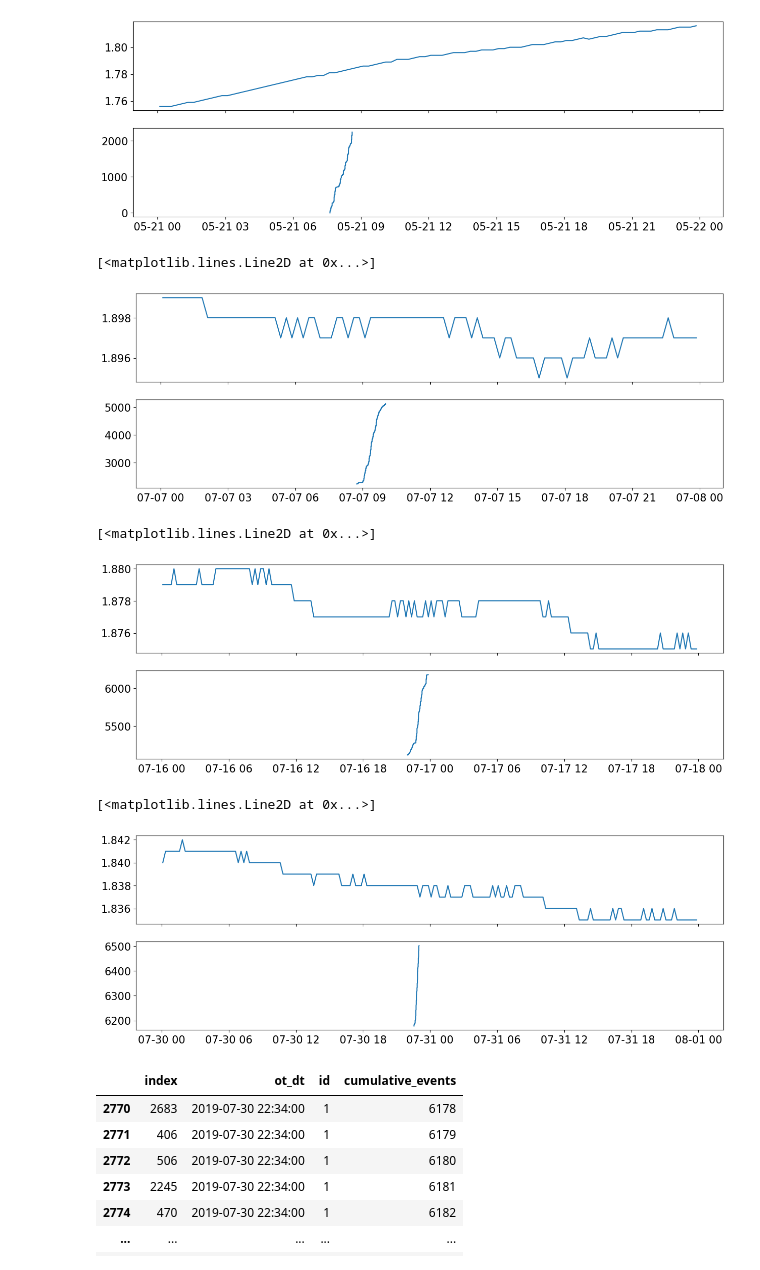
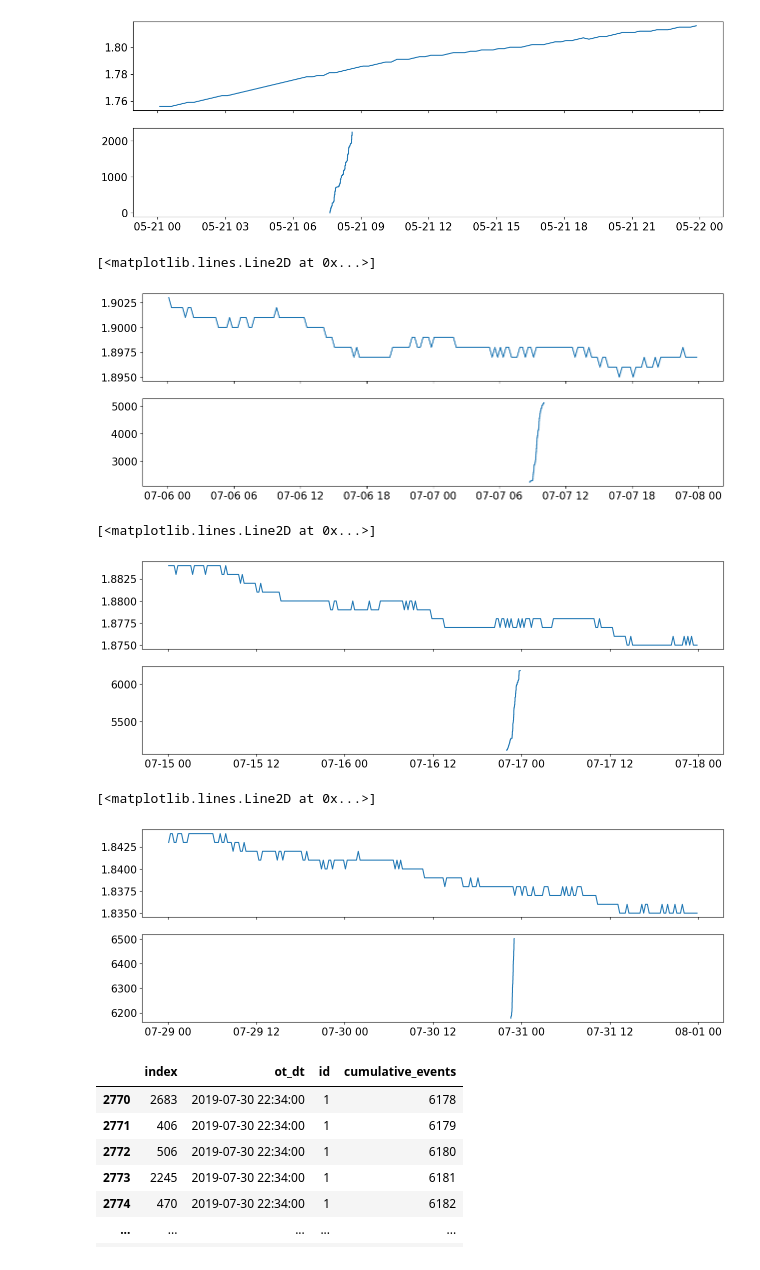
Before and after one commit to SerpRateAI/tensilePaper, a Jupyter notebook: fig6.ipynb, the cells around one changed output. Cells and saved outputs as stored; diff of their text form; code cells hidden in the pictures.

```diff
--- a/fig6.ipynb
+++ b/fig6.ipynb
@@ -196,7 +196,7 @@ ax[1].plot(x2, y2)
 [<matplotlib.lines.Line2D at 0x...>]
 [figure]
 # %%
-data = ba1d_otherpt[ba1d_otherpt['Date and Time'].between('2019-07-07 00:00:00', '2019-07-08 00:00:00')].copy()
+data = ba1d_otherpt[ba1d_otherpt['Date and Time'].between('2019-07-06 00:00:00', '2019-07-08 00:00:00')].copy()
 
 
 fig, ax = plt.subplots(2, 1, figsize=(15, 5), sharex=True)
@@ -213,28 +213,28 @@ y2 = data2.cumulative_events.values
 ax[1].plot(x2, y2)
 # %% [output]
 [<matplotlib.lines.Line2D at 0x...>]
-[figure, old version]
+[figure, new version]
 # %%
-data = ba1d_otherpt[ba1d_otherpt['Date and Time'].between('2019-07-16 00:00:00', '2019-07-18 00:00:00')].copy()
+data = ba1d_otherpt[ba1d_otherpt['Date and Time'].between('2019-07-15 00:00:00', '2019-07-18 00:00:00')].copy()
 
 
 fig, ax = plt.subplots(2, 1, figsize=(15, 5), sharex=True)
 # data.set_index('Date and Time', inplace=True)
 # data['Pressure (Bar)']
 x = data['Date and Time'].values
 y = data['Pressure (Bar)'].values
 
 ax[0].plot(x, y)
 
 data2 = ba1a_breakouts[ba1a_breakouts.ot_dt.between('2019-07-15 00:00:00', '2019-07-18 00:00:00')].copy()
 x2 = data2.ot_dt.values
 y2 = data2.cumulative_events.values
 ax[1].plot(x2, y2)
 # %% [output]
 [<matplotlib.lines.Line2D at 0x...>]
-[figure, old version]
+[figure, new version]
 # %%
-data = ba1d_otherpt[ba1d_otherpt['Date and Time'].between('2019-07-30 00:00:00', '2019-08-01 00:00:00')].copy()
+data = ba1d_otherpt[ba1d_otherpt['Date and Time'].between('2019-07-29 00:00:00', '2019-08-01 00:00:00')].copy()
 
 
 fig, ax = plt.subplots(2, 1, figsize=(15, 5), sharex=True)
@@ -251,7 +251,7 @@ y2 = data2.cumulative_events.values
 ax[1].plot(x2, y2)
 # %% [output]
 [<matplotlib.lines.Line2D at 0x...>]
-[figure, old version]
+[figure, new version]
 # %%
 ba1a_breakouts[ba1a_breakouts.ot_dt.between('2019-07-30 00:00:00', '2019-08-01 00:00:00')]
 # %% [output]
```
Also changed, not shown: 4 other files.
